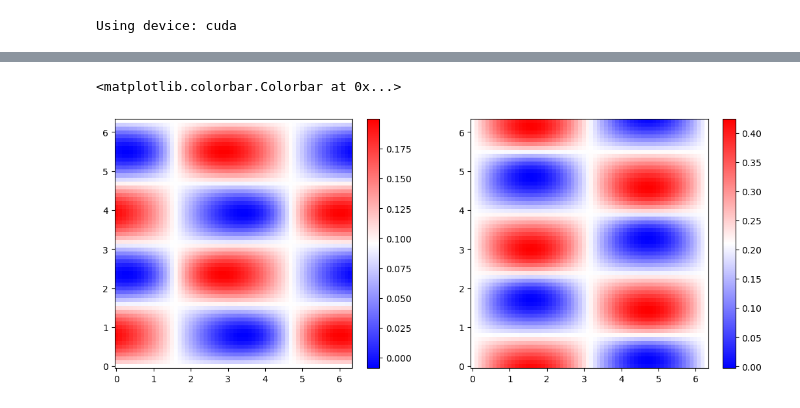
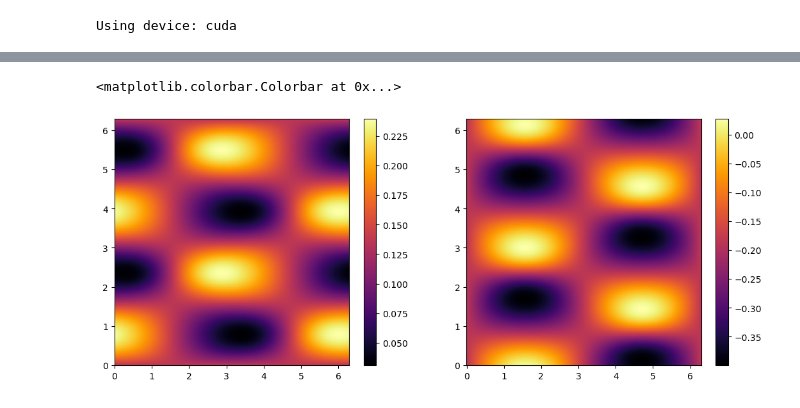
Before and after one commit to LiyaGaynutdinova/Homogenization-VPINN, a Jupyter notebook: train_PINN sin.ipynb, the cells around one changed output, grey strips where cells are left out. Cells and saved outputs as stored; diff of their text form; code cells hidden in the pictures.

```diff
--- a/train_PINN sin.ipynb
+++ b/train_PINN sin.ipynb
@@ -41,6 +42,6 @@ plt.scatter(data[:,0], data[:,1], s = 1, c='r')
 # %%
-args = {'lr' : 0.00001, 'epochs' : 2000, 'dev' : dev, 'name' : 'NN_library/PINN/PINN_H1'}
-net_H1 = PINN(n_periodic=10, n_hidden=30, n_layers=5, period_len=L)
+net_H1 = PINN(n_periodic=10, n_hidden=20, n_layers=3, period_len=L)
 total_params = sum(p.numel() for p in net_H1.parameters())
 print(f"Number of parameters: {total_params}")
+args = {'lr' : 0.0005, 'epochs' : 5000, 'dev' : dev, 'name' : f'NN_library/PINN/PINN_H1_{total_params}'}
 # %% [output]
@@ -61,6 +80,6 @@ plt.yscale('log')
 # %%
-args = {'lr' : 0.00001, 'epochs' : 10000, 'dev' : dev, 'name' : 'NN_library/PINN/PINN_H2'}
-net_H2 = PINN(n_periodic=10, n_hidden=30, n_layers=5, period_len=L)
+args = {'lr' : 0.0005, 'epochs' : 5000, 'dev' : dev, 'name' : 'NN_library/PINN/PINN_H2'}
+net_H2 = PINN(n_periodic=10, n_hidden=20, n_layers=3, period_len=L)
 total_params = sum(p.numel() for p in net_H2.parameters())
 print(f"Number of parameters: {total_params}")
 # %% [output]
@@ -68,5 +87,6 @@ Number of parameters: 5411
 # %%
-net_H2 = load_network(net_H2, args['name']+'', args)
+net_H2 = load_network(net_H2, args['name']+'_4999', args)
+net_H2 = net_H2.to(dev)
 # %%
 losses_train, losses_val = train(net_H2, loaders, args, A, H2)
 # %% [output]
@@ -98,12 +118,12 @@ plt.yscale('log')
 # %%
-U1 = net_H1(grid_data)
-U2 = net_H2(grid_data)
+U1 = net_H1(grid_data).detach().cpu()
+U2 = net_H2(grid_data).detach().cpu()
 # %%
 fig, axs = plt.subplots(nrows=1, ncols=2, figsize=(13,5))
-pos1 = axs[0].pcolormesh(XY[0], XY[1], U1.reshape(N, N).detach().cpu(), cmap='bwr')
+pos1 = axs[0].pcolormesh(XY[0], XY[1], U1.reshape(N, N), cmap='inferno')
 fig.colorbar(pos1, ax=axs[0])
-pos2 = axs[1].pcolormesh(XY[0], XY[1], U2.reshape(N, N).detach().cpu(), cmap='bwr')
+pos2 = axs[1].pcolormesh(XY[0], XY[1], U2.reshape(N, N), cmap='inferno')
 fig.colorbar(pos2, ax=axs[1])
 # %% [output]
 <matplotlib.colorbar.Colorbar at 0x...>
-[figure, old version]
+[figure, new version]
```
Also changed, not shown: parts of 15 cells of this notebook, 41 other files.
